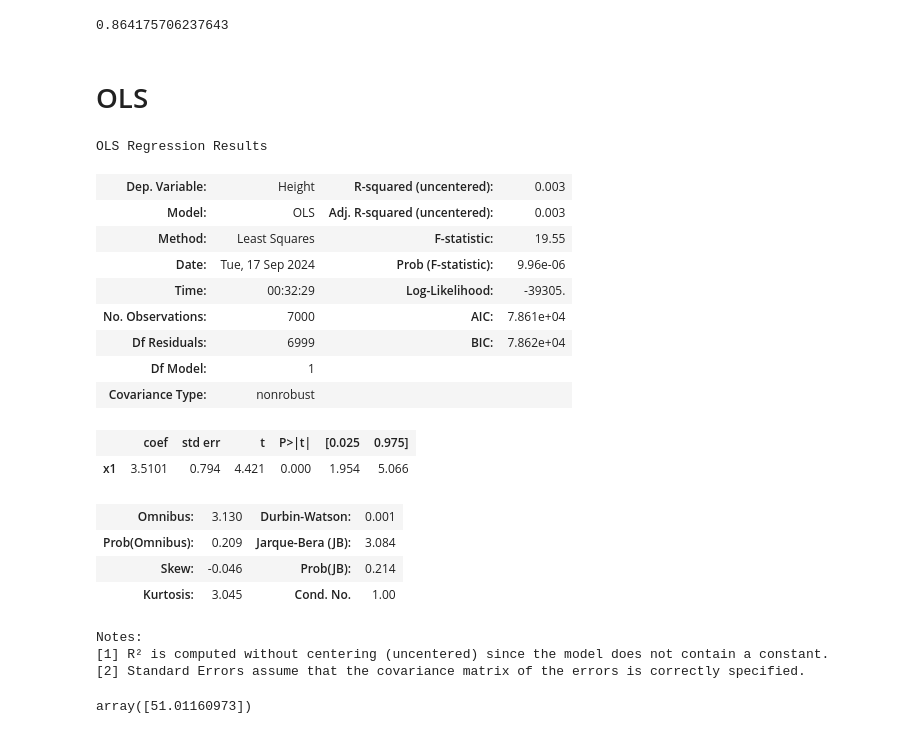
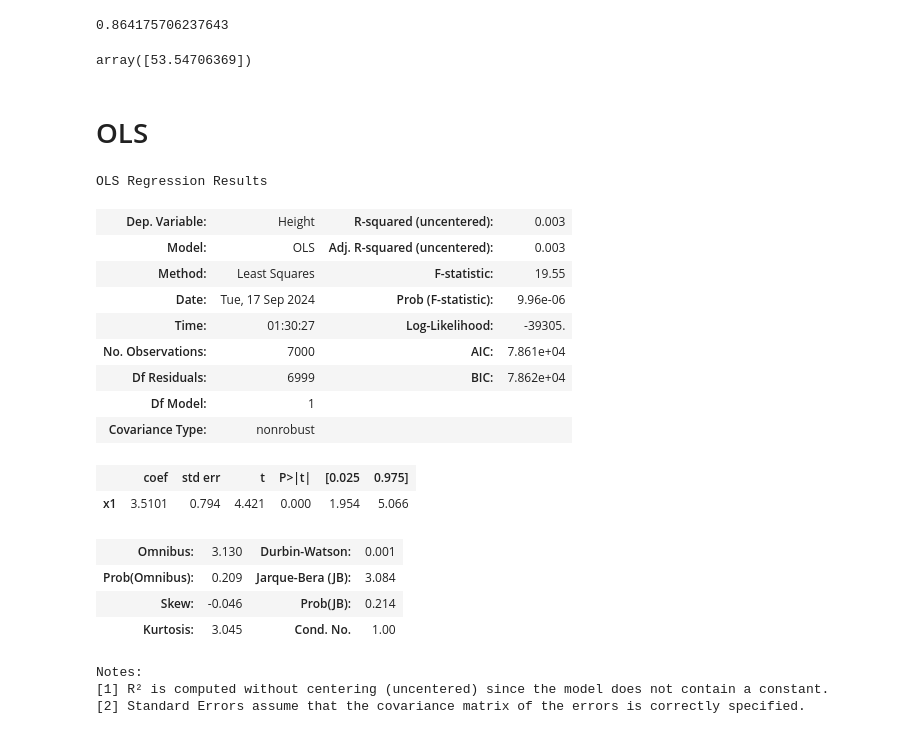
Before and after one commit to Sharafunneesa-pp/Regression-Algorithms, a Jupyter notebook: 1. Linear Regression and OLS.ipynb, the cells around one changed output. Drawn from its saved outputs; the diff is of its cells as text; code cells hidden in the pictures.

```diff
--- a/1. Linear Regression and OLS.ipynb
+++ b/1. Linear Regression and OLS.ipynb
@@ -107,10 +107,15 @@ mse: 2.110412411148974
 1-(1-score)*(len(ytest)-1)/(len(ytest)-xtest.shape[1]-1) #adjusted rsquare
 # %% [output]
 0.864175706237643
+# %%
+#predict new data
+model.predict(scaler.transform([[45]]))
+# %% [output]
+array([53.54706369])
 # %% [markdown]
 # OLS
 # %%
 import statsmodels.api as sm
 # %%
-model1=sm.OLS(ytrain,xtrain).fit()
+model=sm.OLS(ytrain,xtrain).fit()
 # %%
@@ -118,12 +123,12 @@ ypred1=model1.predict(xtest)
 # %%
-model1.summary()
+model.summary()
 # %% [output]
 OLS Regression Results
 | Dep. Variable: | Height | R-squared (uncentered): | 0.003 |
 | Model: | OLS | Adj. R-squared (uncentered): | 0.003 |
 | Method: | Least Squares | F-statistic: | 19.55 |
 | Date: | Tue, 17 Sep 2024 | Prob (F-statistic): | 9.96e-06 |
-| Time: | 00:32:29 | Log-Likelihood: | -39305. |
+| Time: | 01:30:27 | Log-Likelihood: | -39305. |
 | No. Observations: | 7000 | AIC: | 7.861e+04 |
 | Df Residuals: | 6999 | BIC: | 7.862e+04 |
 | Df Model: | 1 |  |  |
@@ -142,4 +144,0 @@ Notes:
-# %%
-model.predict(scaler.transform([[22]]))
-# %% [output]
-array([51.01160973])
```
Also changed, not shown: parts of 2 cells of this notebook.
